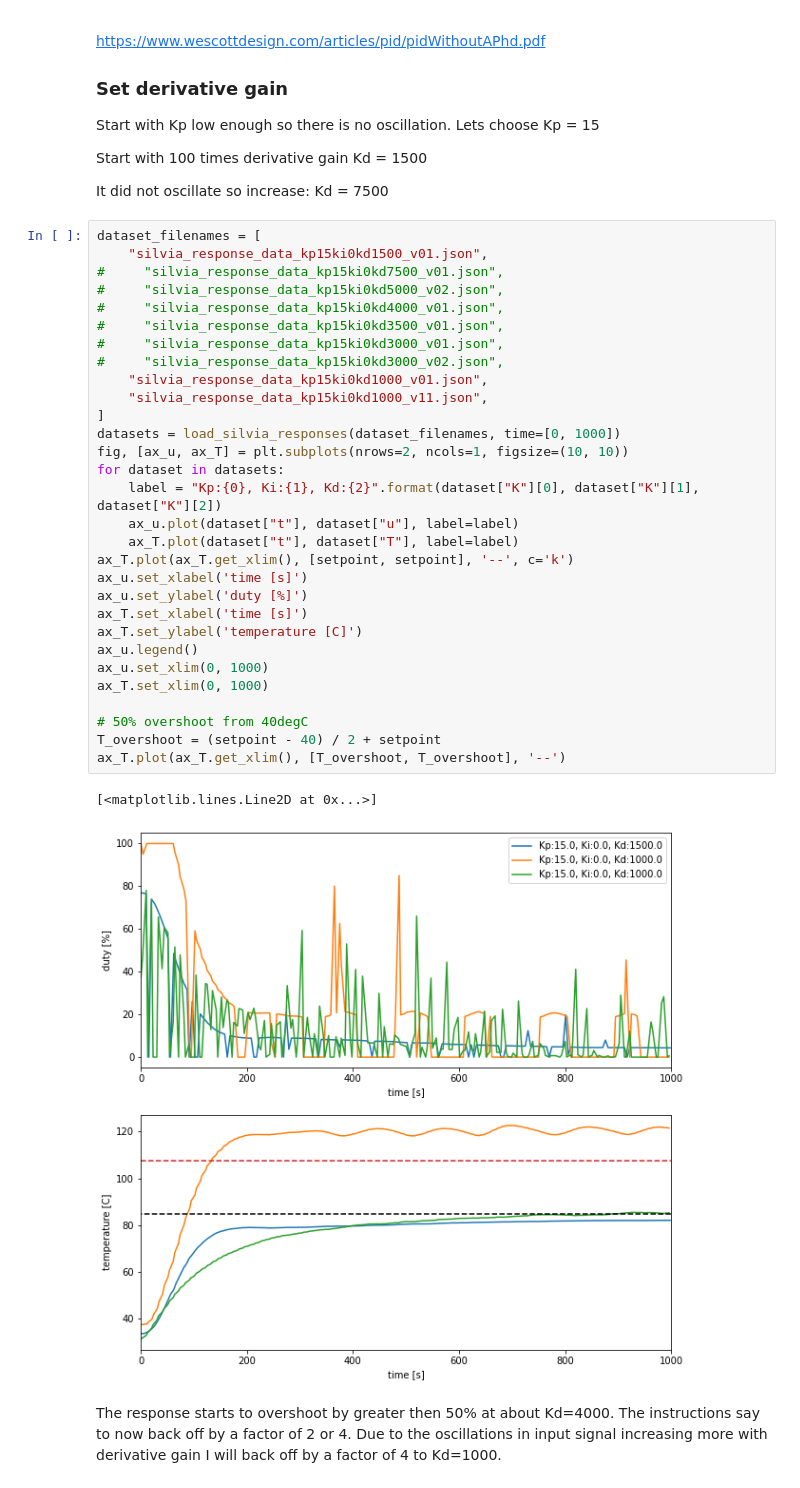
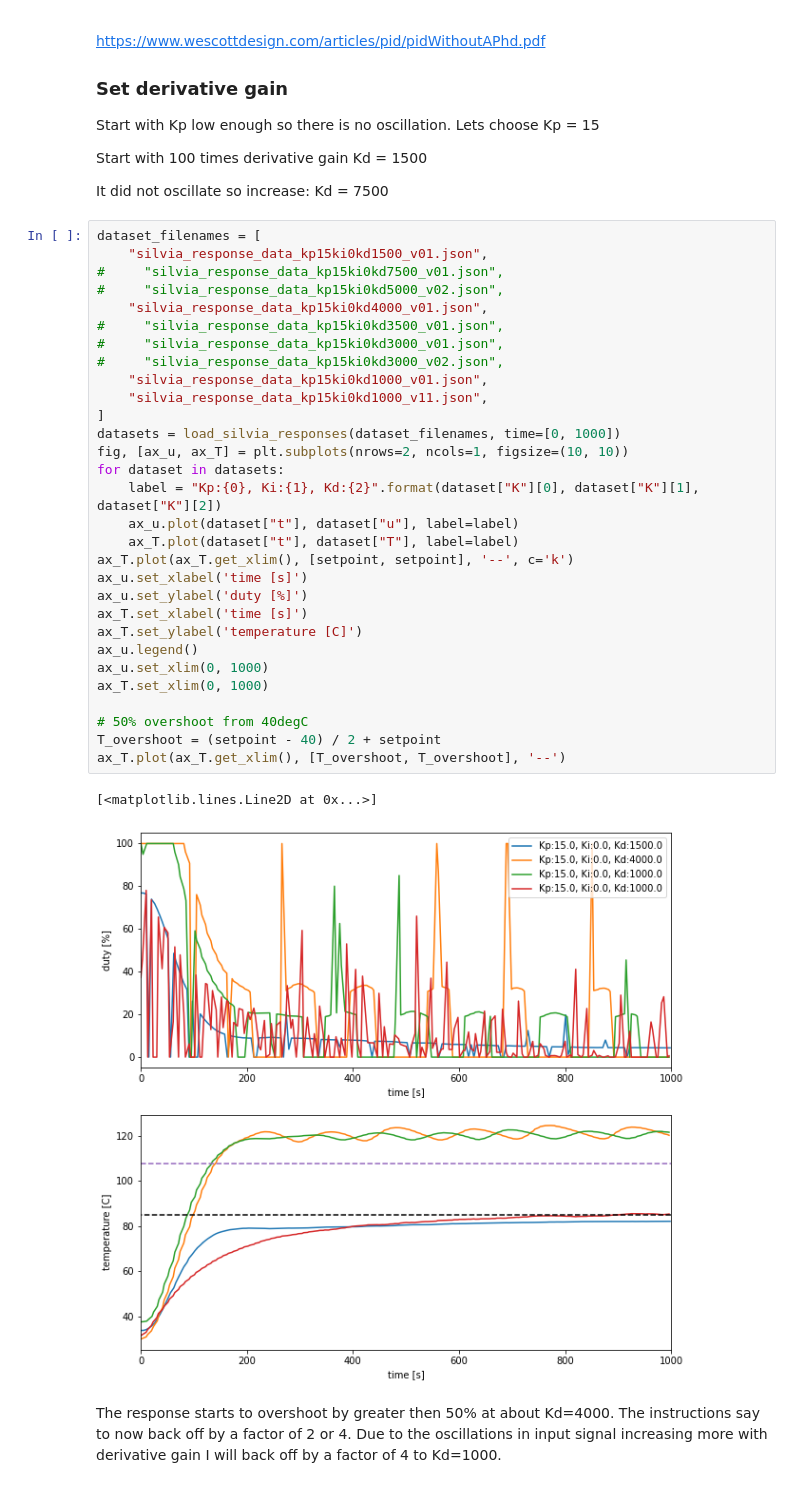
Before and after one commit to willhunt/silvia, a Jupyter notebook: docs/docs/control/assets/silvia_manual_tuning.ipynb, the cells around one changed output. Cells and saved outputs as stored; diff of their text form.

```diff
--- a/docs/docs/control/assets/silvia_manual_tuning.ipynb
+++ b/docs/docs/control/assets/silvia_manual_tuning.ipynb
@@ -583,35 +583,35 @@ Kd = 7500
 dataset_filenames = [
     "silvia_response_data_kp15ki0kd1500_v01.json",
 #     "silvia_response_data_kp15ki0kd7500_v01.json",
 #     "silvia_response_data_kp15ki0kd5000_v02.json",
-#     "silvia_response_data_kp15ki0kd4000_v01.json",
+    "silvia_response_data_kp15ki0kd4000_v01.json",
 #     "silvia_response_data_kp15ki0kd3500_v01.json",
 #     "silvia_response_data_kp15ki0kd3000_v01.json",
 #     "silvia_response_data_kp15ki0kd3000_v02.json",
     "silvia_response_data_kp15ki0kd1000_v01.json",
     "silvia_response_data_kp15ki0kd1000_v11.json",
 ]
 datasets = load_silvia_responses(dataset_filenames, time=[0, 1000])
 fig, [ax_u, ax_T] = plt.subplots(nrows=2, ncols=1, figsize=(10, 10))
 for dataset in datasets:
     label = "Kp:{0}, Ki:{1}, Kd:{2}".format(dataset["K"][0], dataset["K"][1], dataset["K"][2])
     ax_u.plot(dataset["t"], dataset["u"], label=label)
     ax_T.plot(dataset["t"], dataset["T"], label=label)
 ax_T.plot(ax_T.get_xlim(), [setpoint, setpoint], '--', c='k')
 ax_u.set_xlabel('time [s]')
 ax_u.set_ylabel('duty [%]')
 ax_T.set_xlabel('time [s]')
 ax_T.set_ylabel('temperature [C]')
 ax_u.legend()
 ax_u.set_xlim(0, 1000)
 ax_T.set_xlim(0, 1000)
 
 # 50% overshoot from 40degC
 T_overshoot = (setpoint - 40) / 2 + setpoint
 ax_T.plot(ax_T.get_xlim(), [T_overshoot, T_overshoot], '--')
 # %% [output]
 [<matplotlib.lines.Line2D at 0x...>]
-[figure, old version]
+[figure, new version]
 # %% [markdown]
 The response starts to overshoot by greater then 50% at about Kd=4000.
 The instructions say to now back off by a factor of 2 or 4.
```
Also changed, not shown: parts of 5 cells of this notebook, 9 other files.
